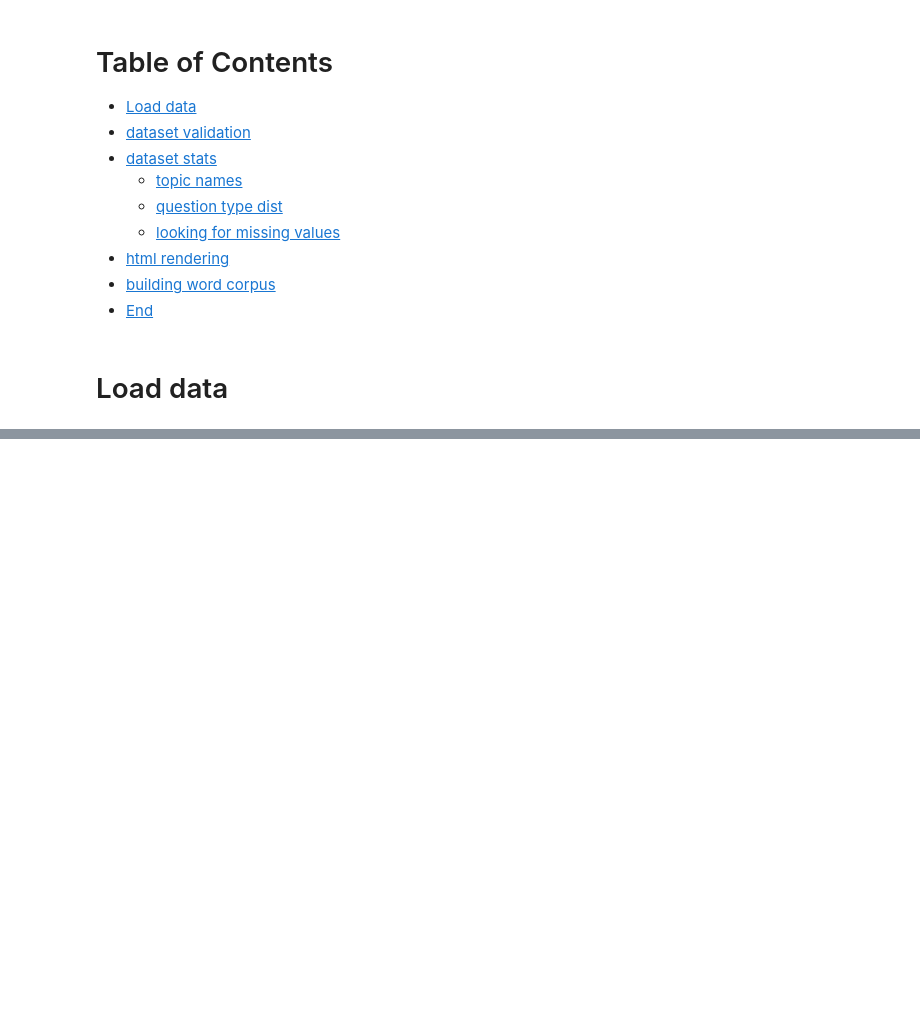
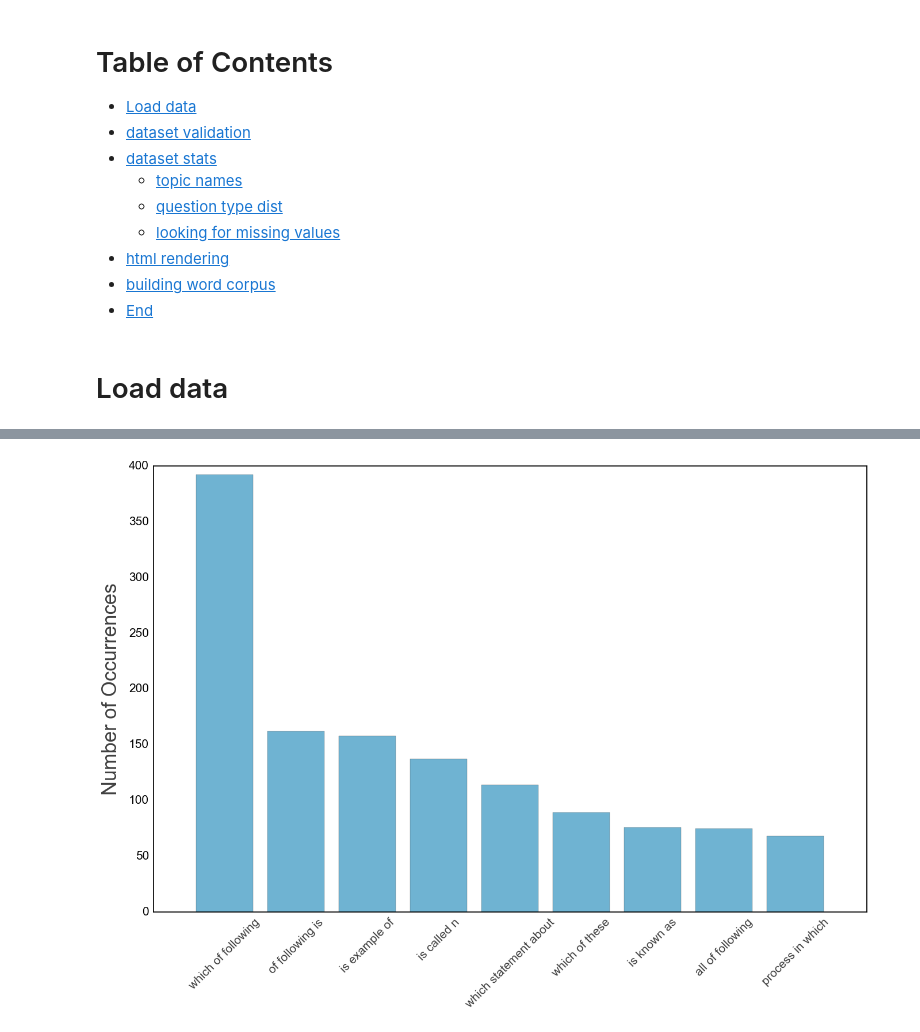
Before and after one commit to drschwenk/stb_notebooks, a Jupyter notebook: generate_figs.ipynb, the cells around one changed output, grey strips where cells are left out. Saved outputs shown, nothing was run; the diff lists cells and outputs as text; code cells hidden in the pictures; blank space fills up the shorter version.

Commit message:
figure standardization

```diff
--- a/generate_figs.ipynb
+++ b/generate_figs.ipynb
@@ -642,0 +221,38 @@ display_lesson_html(flexbook_ds[subject], random_lesson)
+# %%
+%%capture
+import matplotlib as mpl
+mpl.use("Agg")
+import matplotlib.pylab as plt
+%matplotlib inline
+%load_ext base16_mplrc
+%base16_mplrc light bright
+plt.rcParams['grid.linewidth'] = 0
+plt.rcParams['figure.figsize'] = (16.0, 10.0)
+# import seaborn as sns
+from IPython.display import set_matplotlib_formats
+set_matplotlib_formats('png', 'pdf')
+# %%
+def make_and_save_standard_fig(fig_plt, fig_labels=None, outfile='latest_fig.pdf', main_color=b16_colors.b, label_color = '0.25'):
+    if fig_labels:
+        if 'fig_title' in fig_labels:
+            plt.title(fig_labels['fig_title'], fontsize=30, verticalalignment='bottom', color = label_color)
+        if 'y_label' in fig_labels:
+            plt.ylabel(fig_labels['y_label'], fontsize=25, labelpad=10, color = label_color)
+        if 'x_label' in fig_labels:
+            plt.xlabel(fig_labels['x_label'], fontsize=25, labelpad=10, color = label_color)
+    plt.tick_params(axis='x', which='major', labelsize=15)
+    plt.tick_params(axis='y', which='major', labelsize=15)
+    plt.savefig(outfile, bbox_inches='tight')
+# %%
+fig_labels = {
+#     'fig_title': 'Question Phrase Frequency',
+    'y_label': 'Number of Occurrences',
+#     'x_label': None
+}
+
+plt.bar(x_pos, q_num,align='center')
+plt.xticks(x_pos, qtype, rotation=45, color=label_color)
+
+make_and_save_standard_fig(plt, fig_labels, 'q_type_hist.pdf')
+# %% [output]
+[figure, added]
```
Also changed, not shown: parts of 130 cells of this notebook, 3 other files.
